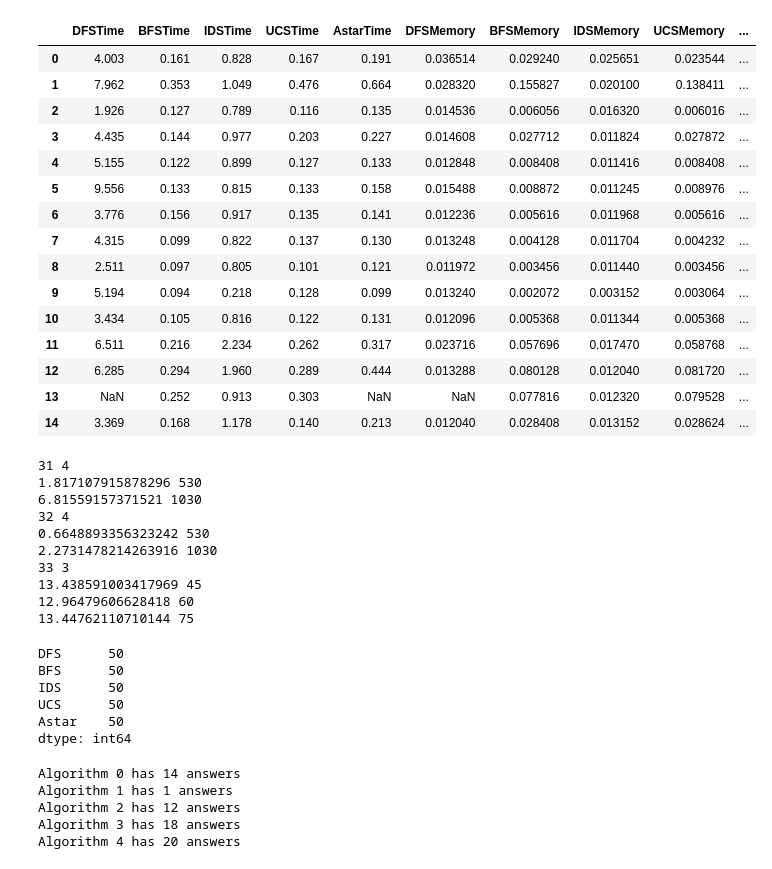
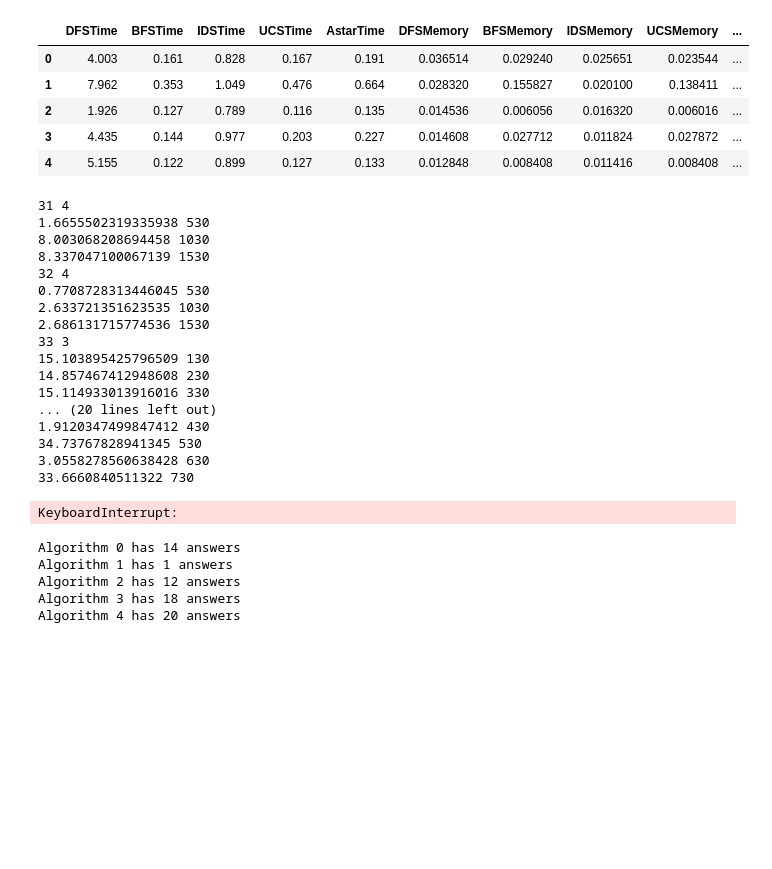
Before and after one commit to rayanf/8-puzzel, a Jupyter notebook: analisysAlgorithm.ipynb, the cells around one changed output. Drawn from its saved outputs; the diff is of its cells as text; code cells hidden in the pictures; blank space fills up the shorter version.

```diff
--- a/analisysAlgorithm.ipynb
+++ b/analisysAlgorithm.ipynb
@@ -7,25 +7,15 @@ from main import findAns,readExamples
 import tracemalloc
 import time
 # %%
-rec = pd.read_csv('results.csv')
-rec.head(15)
+rec = pd.read_csv('resultsNaN.csv')
+rec.head()
 # %% [output]
 |  | DFSTime | BFSTime | IDSTime | UCSTime | AstarTime | DFSMemory | BFSMemory | IDSMemory | UCSMemory | ... |
 | 0 | 4.003 | 0.161 | 0.828 | 0.167 | 0.191 | 0.036514 | 0.029240 | 0.025651 | 0.023544 | ... |
 | 1 | 7.962 | 0.353 | 1.049 | 0.476 | 0.664 | 0.028320 | 0.155827 | 0.020100 | 0.138411 | ... |
 | 2 | 1.926 | 0.127 | 0.789 | 0.116 | 0.135 | 0.014536 | 0.006056 | 0.016320 | 0.006016 | ... |
 | 3 | 4.435 | 0.144 | 0.977 | 0.203 | 0.227 | 0.014608 | 0.027712 | 0.011824 | 0.027872 | ... |
 | 4 | 5.155 | 0.122 | 0.899 | 0.127 | 0.133 | 0.012848 | 0.008408 | 0.011416 | 0.008408 | ... |
-| 5 | 9.556 | 0.133 | 0.815 | 0.133 | 0.158 | 0.015488 | 0.008872 | 0.011245 | 0.008976 | ... |
-| 6 | 3.776 | 0.156 | 0.917 | 0.135 | 0.141 | 0.012236 | 0.005616 | 0.011968 | 0.005616 | ... |
-| 7 | 4.315 | 0.099 | 0.822 | 0.137 | 0.130 | 0.013248 | 0.004128 | 0.011704 | 0.004232 | ... |
-| 8 | 2.511 | 0.097 | 0.805 | 0.101 | 0.121 | 0.011972 | 0.003456 | 0.011440 | 0.003456 | ... |
-| 9 | 5.194 | 0.094 | 0.218 | 0.128 | 0.099 | 0.013240 | 0.002072 | 0.003152 | 0.003064 | ... |
-| 10 | 3.434 | 0.105 | 0.816 | 0.122 | 0.131 | 0.012096 | 0.005368 | 0.011344 | 0.005368 | ... |
-| 11 | 6.511 | 0.216 | 2.234 | 0.262 | 0.317 | 0.023716 | 0.057696 | 0.017470 | 0.058768 | ... |
-| 12 | 6.285 | 0.294 | 1.960 | 0.289 | 0.444 | 0.013288 | 0.080128 | 0.012040 | 0.081720 | ... |
-| 13 | NaN | 0.252 | 0.913 | 0.303 | NaN | NaN | 0.077816 | 0.012320 | 0.079528 | ... |
-| 14 | 3.369 | 0.168 | 1.178 | 0.140 | 0.213 | 0.012040 | 0.028408 | 0.013152 | 0.028624 | ... |
 # %%
 examples = readExamples()
 ans = pd.read_csv('answersNaN.csv')
@@ -46,7 +36,7 @@ for i in range(0,50):
                         rec.iloc[i,j] = math.inf
                     current, peak = tracemalloc.get_traced_memory()
                     tracemalloc.stop()
-                    max_depht += 15
+                    max_depht += 100
                 if j == 1:
                     tracemalloc.start()
                     act = findAns('BFS',examples[i],max_depht)
@@ -54,7 +44,7 @@ for i in range(0,50):
                         rec.iloc[i,j] = math.inf
                     current, peak = tracemalloc.get_traced_memory()
                     tracemalloc.stop()
-                    max_depht += 15
+                    max_depht += 100
                 if j == 2:
                     tracemalloc.start()
                     act = findAns('IDS',examples[i],max_depht)
@@ -62,7 +52,7 @@ for i in range(0,50):
                         rec.iloc[i,j] = math.inf
                     current, peak = tracemalloc.get_traced_memory()
                     tracemalloc.stop()
-                    max_depht += 15
+                    max_depht += 100
                 if j == 3:
                     tracemalloc.start()
                     act = findAns('UCS',examples[i],max_depht)
@@ -70,7 +60,7 @@ for i in range(0,50):
                         rec.iloc[i,j] = math.inf
                     current, peak = tracemalloc.get_traced_memory()
                     tracemalloc.stop()
-                    max_depht += 15
+                    max_depht += 100
                 if j == 4:
                     tracemalloc.start()
                     act = findAns('Astar',examples[i],max_depht)
@@ -81,7 +71,7 @@ for i in range(0,50):
                     max_depht += 500
                 exetime = time.time() - startTime
                 print(exetime,max_depht)
-                if exetime > 120 or max_depht > 1000:
+                if exetime > 120 or max_depht > 1500:
                     notFound = True
                     break
             if notFound:
@@ -89,31 +79,28 @@ for i in range(0,50):
                 rec.iloc[i,j+5] = np.nan
                 notFound = False
             else:
+                print('found')
                 ans.iloc[i,j] = act
                 rec.iloc[i,j] = exetime
                 rec.iloc[i,j+5] = peak / 10**6 - 8000
-                rec.to_csv('resultsNan.csv',index=False)
-                ans.to_csv('answersNan.csv',index=False)
+            rec.to_csv('resultsNan.csv',index=False)
+            ans.to_csv('answersNan.csv',index=False)
 # %% [output]
 31 4
-1.817107915878296 530
-6.81559157371521 1030
+1.6655502319335938 530
+8.003068208694458 1030
+8.337047100067139 1530
 32 4
-0.6648893356323242 530
-2.2731478214263916 1030
+0.7708728313446045 530
+2.633721351623535 1030
+2.686131715774536 1530
 33 3
-13.438591003417969 45
-12.96479606628418 60
-13.44762110710144 75
+15.103895425796509 130
+14.857467412948608 230
+15.114933013916016 330
+... (20 lines left out)
+1.9120347499847412 430
+34.73767828941345 530
+3.0558278560638428 630
+33.6660840511322 730
+KeyboardInterrupt:
-# %%
-ans = pd.read_csv('answersNan.csv')
-ans[(ans['DFS'] == 'None')][ans['BFS']== 'None']
-ans = ans[(ans['DFS'] != 'None') | (ans['BFS'] != 'None')]
-ans.count()
-# %% [output]
-DFS      50
-BFS      50
-IDS      50
-UCS      50
-Astar    50
-dtype: int64
```
Also changed, not shown: parts of 7 cells of this notebook, 2 other files.
